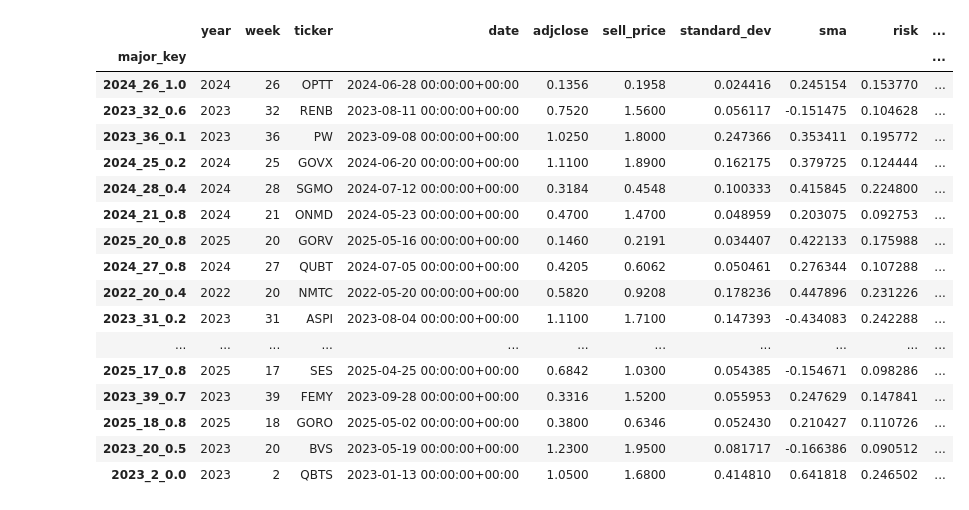
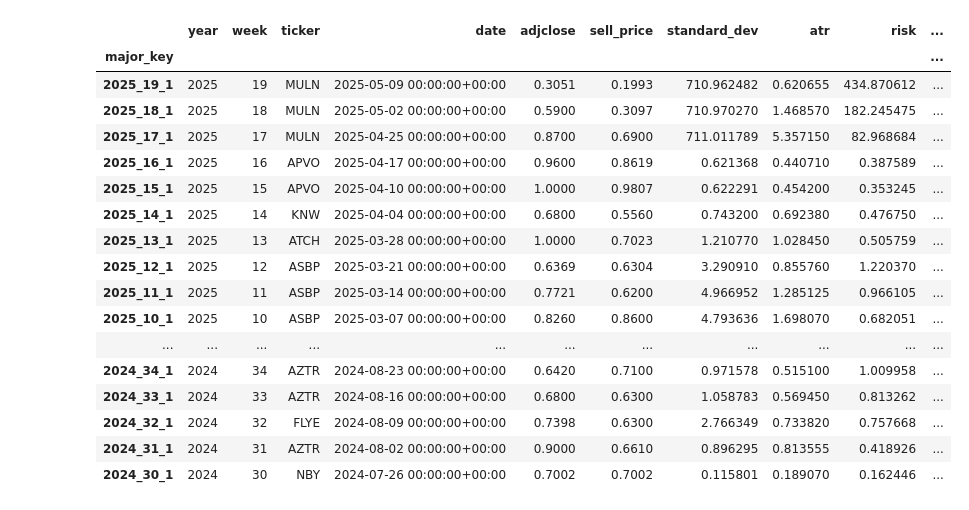
Before and after one commit to chung-ejy/orivault, a Jupyter notebook: studies/swing_trading_study/speculation_basic.ipynb, the cells around one changed output. Cells and saved outputs as stored; diff of their text form; code cells hidden in the pictures.

```diff
--- a/studies/swing_trading_study/speculation_basic.ipynb
+++ b/studies/swing_trading_study/speculation_basic.ipynb
@@ -55,8 +52,8 @@ print(len(filtered_portfolios))
 # %%
-# additional_portfolios = []
-# for portfolio in portfolios:
-#     if portfolio.timeframe.value == "week" and portfolio.position_type.label == "long" and portfolio.selection_type.label != "long_short":
-#         for member in Indicator:
-#             pm = copy.deepcopy(portfolio)
-#             pm.ranking_metric = member.label
-#             additional_portfolios.append(pm)
+additional_portfolios = []
+for portfolio in filtered_portfolios:
+    for member in Indicator:
+        if member.label != "optimal":
+            pm = copy.deepcopy(portfolio)
+            pm.ranking_metric = member.label
+            additional_portfolios.append(pm)
@@ -74,9 +84,8 @@ for ticker in tqdm(index["ticker"]):
             price = p.additional_date_columns(price)
             for member in Metric:
                 price = member.calculate(price,timeframe=rolling_window)
-            # price = Indicator.OPTIMAL.calculate(price,timeframe=rolling_window)
-            price = Indicator.SMA.calculate(price,timeframe=rolling_window)
-            price = Indicator.SMACorr.calculate(price,timeframe=rolling_window)
+            for member in Indicator:
+                price = member.calculate(price,timeframe=rolling_window)
             for member in RiskType:
                 price = member.apply(price)
             prices.append(price.dropna())
@@ -92,11 +101,11 @@ simulation = simulation[(simulation["year"]>=model_end) & (simulation["year"]<ba
 simulation.sort_values("date", inplace=True)
 # %%
 analysises = []
-for min_price in tqdm([0.1,0.5,1,2,5]):
-    for max_price in [1,2,5,10]:
+for min_price in tqdm([0]):
+    for max_price in tqdm([1]):
         filtered_simulation = simulation[(simulation["adjclose"]<=max_price) & (simulation["adjclose"]>=min_price)].copy()
         if filtered_simulation.index.size > 0:
-            for portfolio in filtered_portfolios:
+            for portfolio in additional_portfolios:
                 try:
                     trades = portfolio.trades(filtered_simulation.copy())
                     performance = portfolio.portfolio(trades.copy(),benchmark.copy())
@@ -113,7 +122,8 @@ for min_price in tqdm([0.1,0.5,1,2,5]):
 # %%
 a = pd.DataFrame(analysises)
 # %%
-filtered_a = a.drop(["date","risk_type","timeframe","allocation_type","selection_percentage"],axis=1).sort_values("pnl",ascending=False)
-top = a.sort_values("pnl",ascending=False).head(20).to_dict("records")[0]
-filtered_a.head(20)
+metric = "pnl"
+filtered_a = a.drop(["date","risk_type","timeframe","allocation_type","selection_percentage"],axis=1).sort_values(metric,ascending=False)
+top = a.sort_values(metric,ascending=False).head(20).to_dict("records")[0]
+filtered_a[filtered_a["num_of_groups"]==10].head(20)
 # %% [output]
@@ -225,22 +226,22 @@ len(filtered_simulation["ticker"].unique())
 # %%
-trades.sort_values("return",ascending=False).dropna().head(20)
+trades.sort_values(["date","group_percentile"],ascending=False).dropna().head(40)
 # %% [output]
-|  | year | week | ticker | date | adjclose | sell_price | standard_dev | sma | risk | ... |
+|  | year | week | ticker | date | adjclose | sell_price | standard_dev | atr | risk | ... |
 | major_key |  |  |  |  |  |  |  |  |  | ... |
-| 2024_26_1.0 | 2024 | 26 | OPTT | 2024-06-28 00:00:00+00:00 | 0.1356 | 0.1958 | 0.024416 | 0.245154 | 0.153770 | ... |
-| 2023_32_0.6 | 2023 | 32 | RENB | 2023-08-11 00:00:00+00:00 | 0.7520 | 1.5600 | 0.056117 | -0.151475 | 0.104628 | ... |
-| 2023_36_0.1 | 2023 | 36 | PW | 2023-09-08 00:00:00+00:00 | 1.0250 | 1.8000 | 0.247366 | 0.353411 | 0.195772 | ... |
-| 2024_25_0.2 | 2024 | 25 | GOVX | 2024-06-20 00:00:00+00:00 | 1.1100 | 1.8900 | 0.162175 | 0.379725 | 0.124444 | ... |
-| 2024_28_0.4 | 2024 | 28 | SGMO | 2024-07-12 00:00:00+00:00 | 0.3184 | 0.4548 | 0.100333 | 0.415845 | 0.224800 | ... |
-| 2024_21_0.8 | 2024 | 21 | ONMD | 2024-05-23 00:00:00+00:00 | 0.4700 | 1.4700 | 0.048959 | 0.203075 | 0.092753 | ... |
-| 2025_20_0.8 | 2025 | 20 | GORV | 2025-05-16 00:00:00+00:00 | 0.1460 | 0.2191 | 0.034407 | 0.422133 | 0.175988 | ... |
-| 2024_27_0.8 | 2024 | 27 | QUBT | 2024-07-05 00:00:00+00:00 | 0.4205 | 0.6062 | 0.050461 | 0.276344 | 0.107288 | ... |
-| 2022_20_0.4 | 2022 | 20 | NMTC | 2022-05-20 00:00:00+00:00 | 0.5820 | 0.9208 | 0.178236 | 0.447896 | 0.231226 | ... |
-| 2023_31_0.2 | 2023 | 31 | ASPI | 2023-08-04 00:00:00+00:00 | 1.1100 | 1.7100 | 0.147393 | -0.434083 | 0.242288 | ... |
+| 2025_19_1 | 2025 | 19 | MULN | 2025-05-09 00:00:00+00:00 | 0.3051 | 0.1993 | 710.962482 | 0.620655 | 434.870612 | ... |
+| 2025_18_1 | 2025 | 18 | MULN | 2025-05-02 00:00:00+00:00 | 0.5900 | 0.3097 | 710.970270 | 1.468570 | 182.245475 | ... |
+| 2025_17_1 | 2025 | 17 | MULN | 2025-04-25 00:00:00+00:00 | 0.8700 | 0.6900 | 711.011789 | 5.357150 | 82.968684 | ... |
+| 2025_16_1 | 2025 | 16 | APVO | 2025-04-17 00:00:00+00:00 | 0.9600 | 0.8619 | 0.621368 | 0.440710 | 0.387589 | ... |
+| 2025_15_1 | 2025 | 15 | APVO | 2025-04-10 00:00:00+00:00 | 1.0000 | 0.9807 | 0.622291 | 0.454200 | 0.353245 | ... |
+| 2025_14_1 | 2025 | 14 | KNW | 2025-04-04 00:00:00+00:00 | 0.6800 | 0.5560 | 0.743200 | 0.692380 | 0.476750 | ... |
+| 2025_13_1 | 2025 | 13 | ATCH | 2025-03-28 00:00:00+00:00 | 1.0000 | 0.7023 | 1.210770 | 1.028450 | 0.505759 | ... |
+| 2025_12_1 | 2025 | 12 | ASBP | 2025-03-21 00:00:00+00:00 | 0.6369 | 0.6304 | 3.290910 | 0.855760 | 1.220370 | ... |
+| 2025_11_1 | 2025 | 11 | ASBP | 2025-03-14 00:00:00+00:00 | 0.7721 | 0.6200 | 4.966952 | 1.285125 | 0.966105 | ... |
+| 2025_10_1 | 2025 | 10 | ASBP | 2025-03-07 00:00:00+00:00 | 0.8260 | 0.8600 | 4.793636 | 1.698070 | 0.682051 | ... |
 | ... | ... | ... | ... | ... | ... | ... | ... | ... | ... | ... |
-| 2025_17_0.8 | 2025 | 17 | SES | 2025-04-25 00:00:00+00:00 | 0.6842 | 1.0300 | 0.054385 | -0.154671 | 0.098286 | ... |
-| 2023_39_0.7 | 2023 | 39 | FEMY | 2023-09-28 00:00:00+00:00 | 0.3316 | 1.5200 | 0.055953 | 0.247629 | 0.147841 | ... |
-| 2025_18_0.8 | 2025 | 18 | GORO | 2025-05-02 00:00:00+00:00 | 0.3800 | 0.6346 | 0.052430 | 0.210427 | 0.110726 | ... |
-| 2023_20_0.5 | 2023 | 20 | BVS | 2023-05-19 00:00:00+00:00 | 1.2300 | 1.9500 | 0.081717 | -0.166386 | 0.090512 | ... |
-| 2023_2_0.0 | 2023 | 2 | QBTS | 2023-01-13 00:00:00+00:00 | 1.0500 | 1.6800 | 0.414810 | 0.641818 | 0.246502 | ... |
+| 2024_34_1 | 2024 | 34 | AZTR | 2024-08-23 00:00:00+00:00 | 0.6420 | 0.7100 | 0.971578 | 0.515100 | 1.009958 | ... |
+| 2024_33_1 | 2024 | 33 | AZTR | 2024-08-16 00:00:00+00:00 | 0.6800 | 0.6300 | 1.058783 | 0.569450 | 0.813262 | ... |
+| 2024_32_1 | 2024 | 32 | FLYE | 2024-08-09 00:00:00+00:00 | 0.7398 | 0.6300 | 2.766349 | 0.733820 | 0.757668 | ... |
+| 2024_31_1 | 2024 | 31 | AZTR | 2024-08-02 00:00:00+00:00 | 0.9000 | 0.6610 | 0.896295 | 0.813555 | 0.418926 | ... |
+| 2024_30_1 | 2024 | 30 | NBY | 2024-07-26 00:00:00+00:00 | 0.7002 | 0.7002 | 0.115801 | 0.189070 | 0.162446 | ... |
 # %%
```
Also changed, not shown: parts of 8 cells of this notebook, 4 other files.
